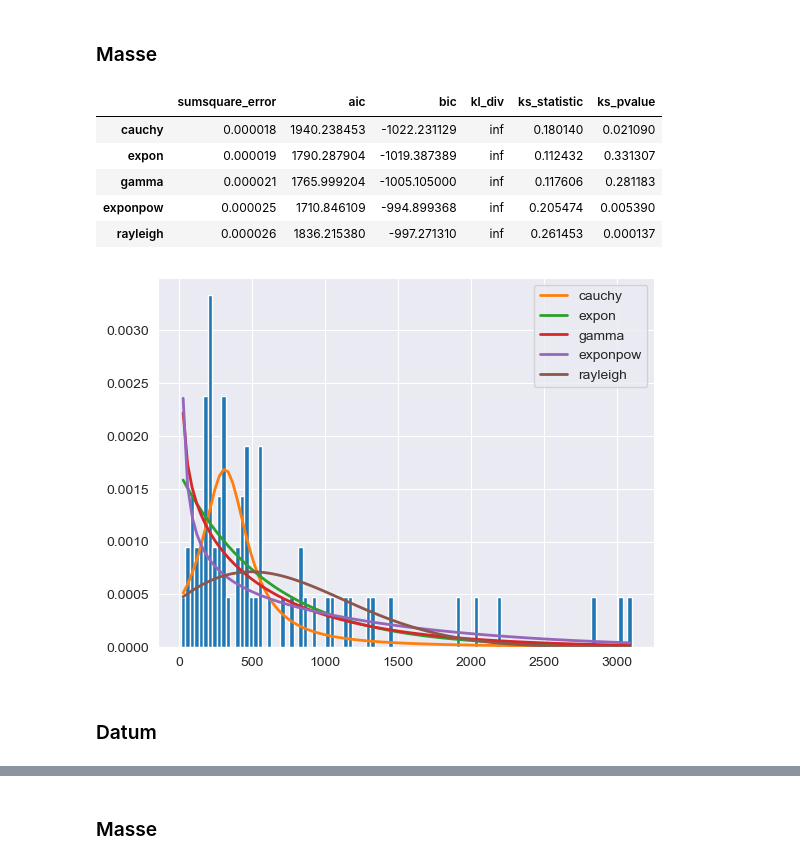
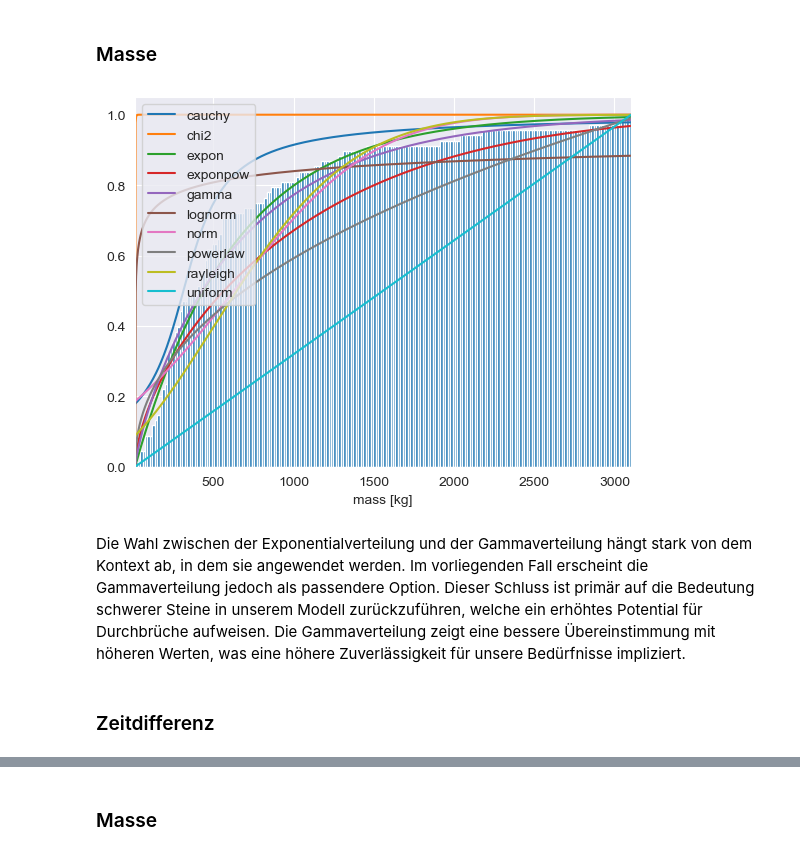
Before and after one commit to ChristianHeeb/cwm1_challenge, a Jupyter notebook: 01_notebook/notebook.ipynb, the cells around one changed output, grey strips where cells are left out. Drawn from its saved outputs; the diff is of its cells as text; code cells hidden in the pictures.

```diff
--- a/01_notebook/notebook.ipynb
+++ b/01_notebook/notebook.ipynb
@@ -751,22 +761,10 @@ f.summary()
 # %% [markdown]
 ### Masse
-# %%
-#convert data to NumPy array
-df1_mas = df_zone1["mass [kg]"].values
-
-#fit common distributions to find best
-f = Fitter(df1_mas, distributions= get_common_distributions())
-f.fit()
-
-#shows the different distributions and fit statistics
-f.summary()
-# %% [output]
-|  | sumsquare_error | aic | bic | kl_div | ks_statistic | ks_pvalue |
-| cauchy | 0.000018 | 1940.238453 | -1022.231129 | inf | 0.180140 | 0.021090 |
-| expon | 0.000019 | 1790.287904 | -1019.387389 | inf | 0.112432 | 0.331307 |
-| gamma | 0.000021 | 1765.999204 | -1005.105000 | inf | 0.117606 | 0.281183 |
-| exponpow | 0.000025 | 1710.846109 | -994.899368 | inf | 0.205474 | 0.005390 |
-| rayleigh | 0.000026 | 1836.215380 | -997.271310 | inf | 0.261453 | 0.000137 |
-[figure, removed]
+# %%
+dist_fitter(df_zone1["mass [kg]"])
+# %% [output]
+[figure, added]
+# %% [markdown]
+Die Wahl zwischen der Exponentialverteilung und der Gammaverteilung hängt stark von dem Kontext ab, in dem sie angewendet werden. Im vorliegenden Fall erscheint die Gammaverteilung jedoch als passendere Option. Dieser Schluss ist primär auf die Bedeutung schwerer Steine in unserem Modell zurückzuführen, welche ein erhöhtes Potential für Durchbrüche aufweisen. Die Gammaverteilung zeigt eine bessere Übereinstimmung mit höheren Werten, was eine höhere Zuverlässigkeit für unsere Bedürfnisse impliziert.
 # %% [markdown]
-### Datum
+### Zeitdifferenz
```
Also changed, not shown: parts of 21 cells of this notebook.
